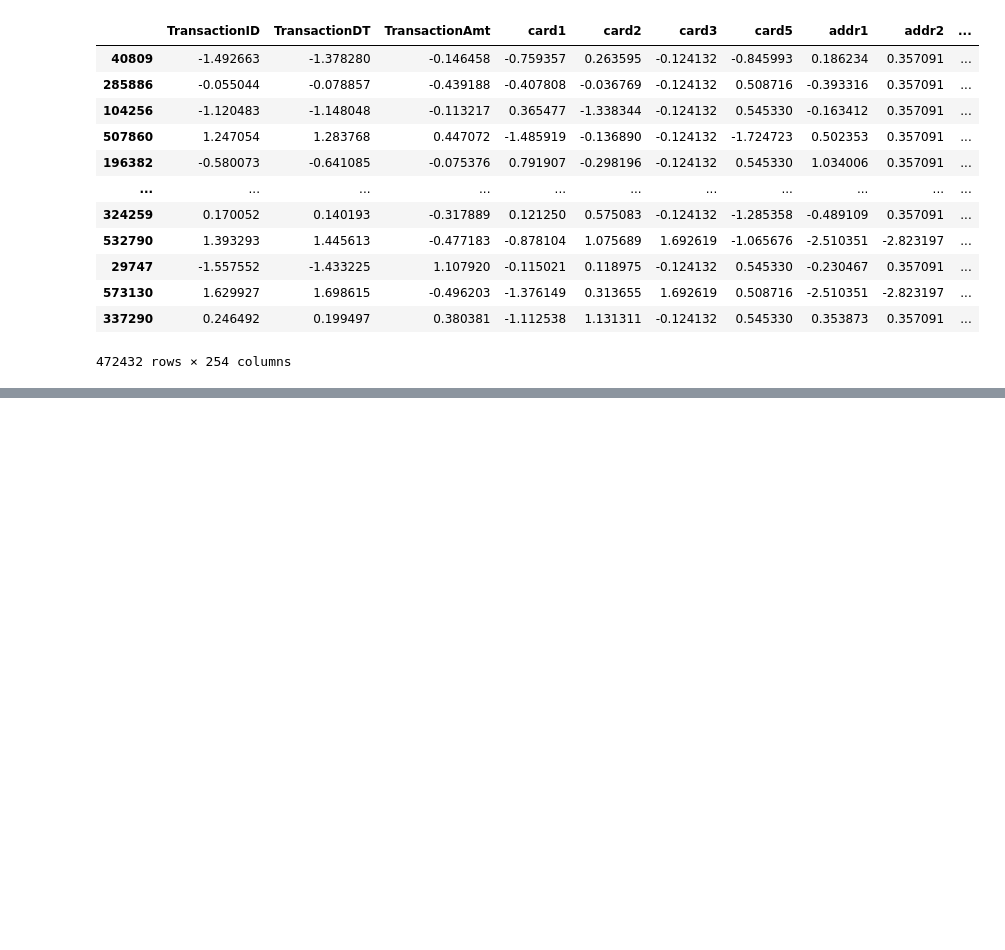
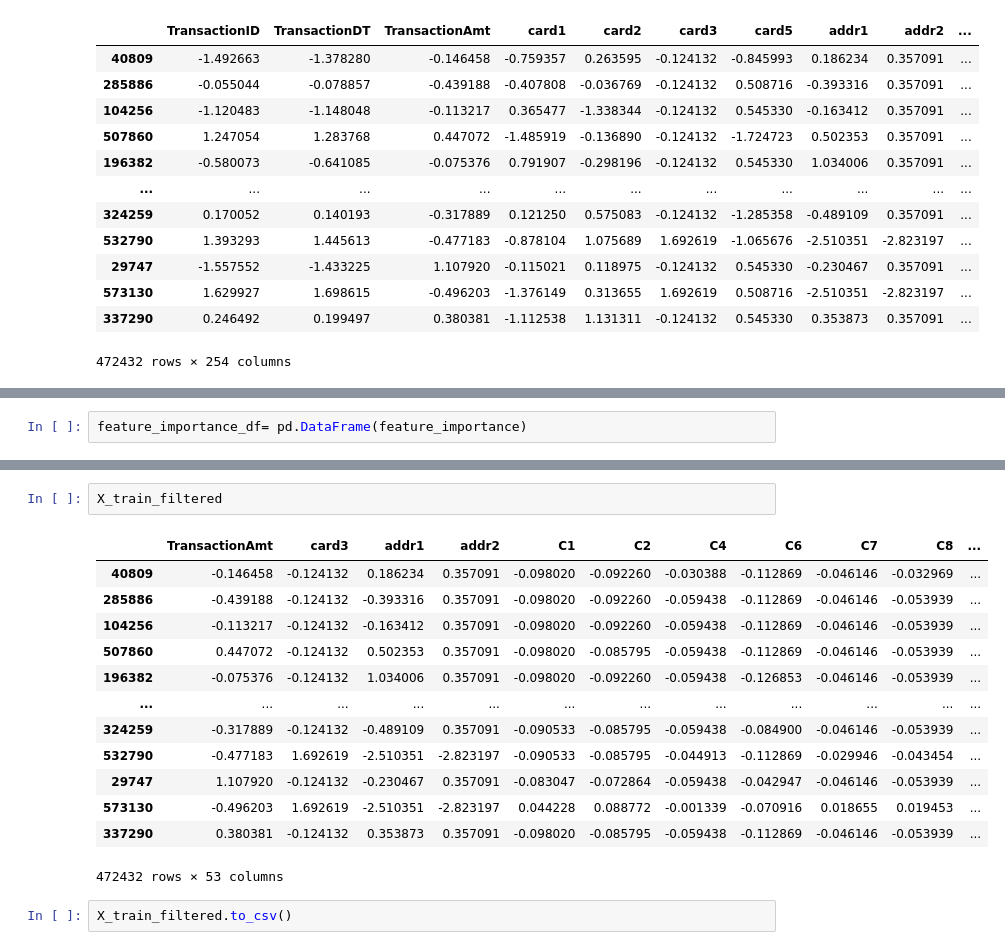
Before and after one commit to KrishBnsl/paykrypt, a Jupyter notebook: data_preprocess.ipynb, the cells around one changed output, grey strips where cells are left out. Cells and saved outputs as stored; diff of their text form; blank space fills up the shorter version.

```diff
--- a/data_preprocess.ipynb
+++ b/data_preprocess.ipynb
@@ -669,0 +695,2 @@ X_train
+# %%
+feature_importance_df= pd.DataFrame(feature_importance)
@@ -669,0 +783,18 @@ X_train
+# %%
+X_train_filtered
+# %% [output]
+|  | TransactionAmt | card3 | addr1 | addr2 | C1 | C2 | C4 | C6 | C7 | C8 | ... |
+| 40809 | -0.146458 | -0.124132 | 0.186234 | 0.357091 | -0.098020 | -0.092260 | -0.030388 | -0.112869 | -0.046146 | -0.032969 | ... |
+| 285886 | -0.439188 | -0.124132 | -0.393316 | 0.357091 | -0.098020 | -0.092260 | -0.059438 | -0.112869 | -0.046146 | -0.053939 | ... |
+| 104256 | -0.113217 | -0.124132 | -0.163412 | 0.357091 | -0.098020 | -0.092260 | -0.059438 | -0.112869 | -0.046146 | -0.053939 | ... |
+| 507860 | 0.447072 | -0.124132 | 0.502353 | 0.357091 | -0.098020 | -0.085795 | -0.059438 | -0.112869 | -0.046146 | -0.053939 | ... |
+| 196382 | -0.075376 | -0.124132 | 1.034006 | 0.357091 | -0.098020 | -0.092260 | -0.059438 | -0.126853 | -0.046146 | -0.053939 | ... |
+| ... | ... | ... | ... | ... | ... | ... | ... | ... | ... | ... | ... |
+| 324259 | -0.317889 | -0.124132 | -0.489109 | 0.357091 | -0.090533 | -0.085795 | -0.059438 | -0.084900 | -0.046146 | -0.053939 | ... |
+| 532790 | -0.477183 | 1.692619 | -2.510351 | -2.823197 | -0.090533 | -0.085795 | -0.044913 | -0.112869 | -0.029946 | -0.043454 | ... |
+| 29747 | 1.107920 | -0.124132 | -0.230467 | 0.357091 | -0.083047 | -0.072864 | -0.059438 | -0.042947 | -0.046146 | -0.053939 | ... |
+| 573130 | -0.496203 | 1.692619 | -2.510351 | -2.823197 | 0.044228 | 0.088772 | -0.001339 | -0.070916 | 0.018655 | 0.019453 | ... |
+| 337290 | 0.380381 | -0.124132 | 0.353873 | 0.357091 | -0.098020 | -0.085795 | -0.059438 | -0.112869 | -0.046146 | -0.053939 | ... |
+472432 rows × 53 columns
+# %%
+X_train_filtered.to_csv()
```
Also changed, not shown: parts of 5 cells of this notebook.
